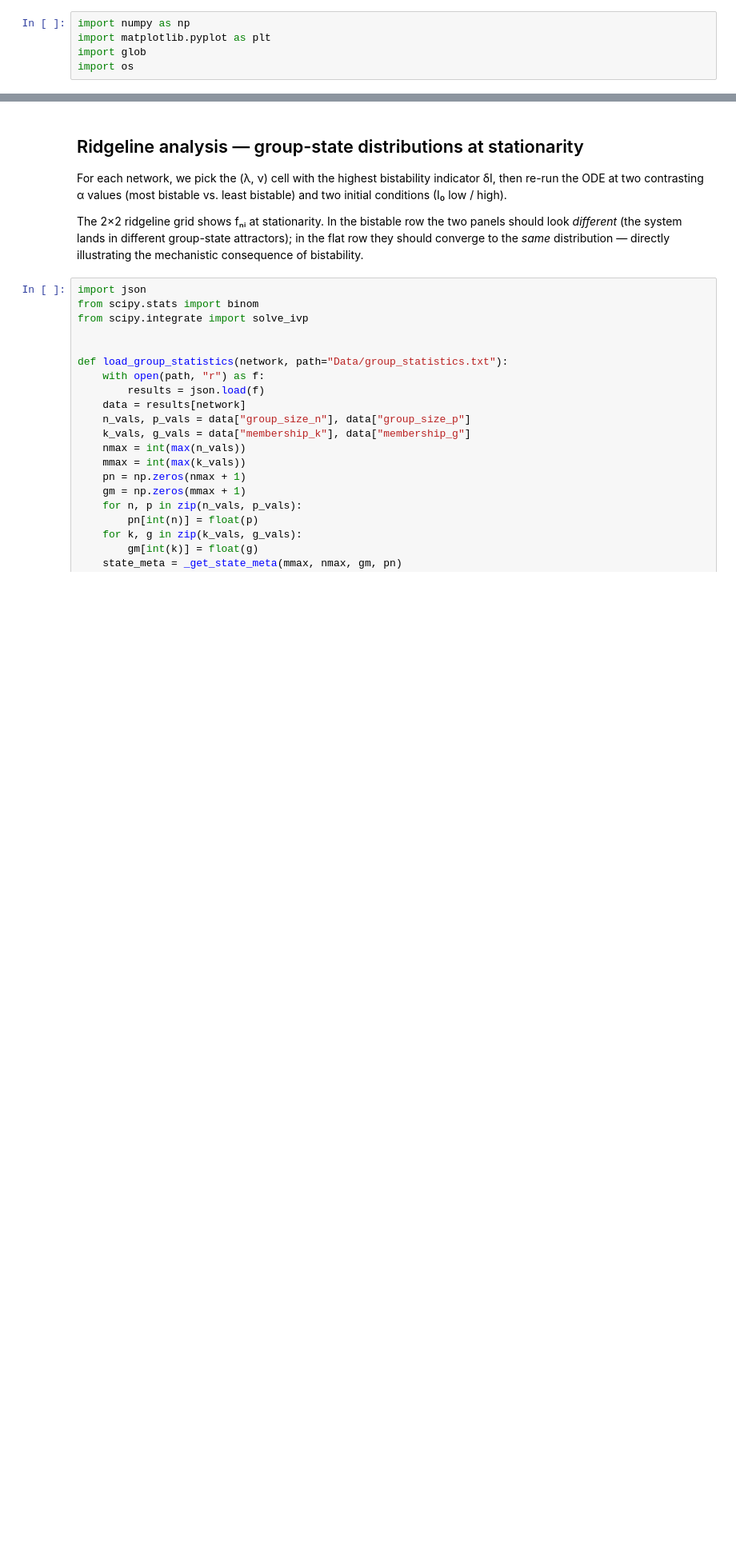
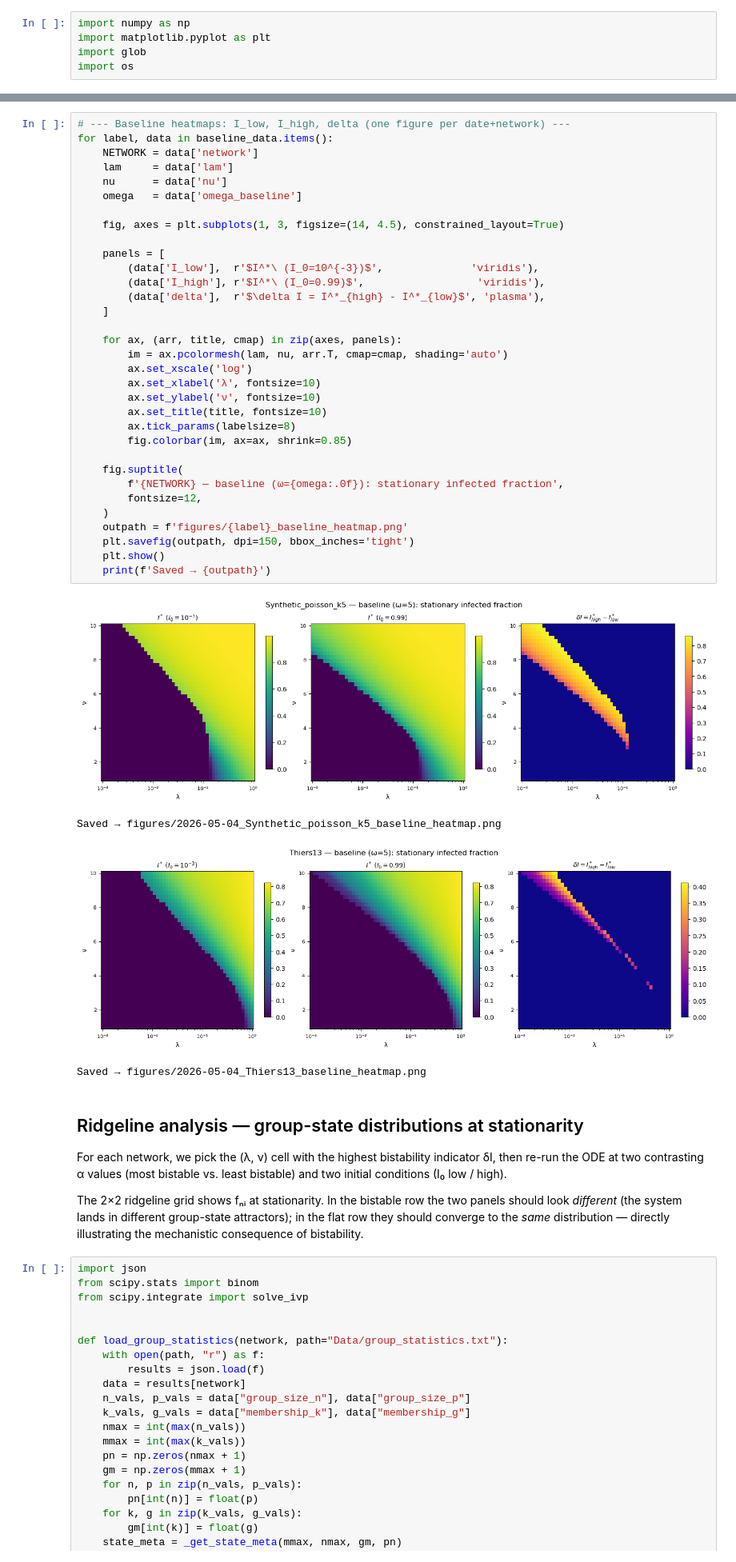
Before and after one commit to marobinette/mocs_spring_2026_project, a Jupyter notebook: analysis.ipynb, the cells around one changed output, grey strips where cells are left out. Shown at 80% size. Drawn from its saved outputs; the diff is of its cells as text; blank space fills up the shorter version.

```diff
--- a/analysis.ipynb
+++ b/analysis.ipynb
@@ -161,3 +235,41 @@ for label, data in all_data.items():
+# %%
+# --- Baseline heatmaps: I_low, I_high, delta (one figure per date+network) ---
+for label, data in baseline_data.items():
+    NETWORK = data['network']
+    lam     = data['lam']
+    nu      = data['nu']
+    omega   = data['omega_baseline']
+
+    fig, axes = plt.subplots(1, 3, figsize=(14, 4.5), constrained_layout=True)
+
+    panels = [
+        (data['I_low'],  r'$I^*\ (I_0=10^{-3})$',              'viridis'),
+        (data['I_high'], r'$I^*\ (I_0=0.99)$',                  'viridis'),
+        (data['delta'],  r'$\delta I = I^*_{high} - I^*_{low}$', 'plasma'),
+    ]
+
+    for ax, (arr, title, cmap) in zip(axes, panels):
+        im = ax.pcolormesh(lam, nu, arr.T, cmap=cmap, shading='auto')
+        ax.set_xscale('log')
+        ax.set_xlabel('λ', fontsize=10)
+        ax.set_ylabel('ν', fontsize=10)
+        ax.set_title(title, fontsize=10)
+        ax.tick_params(labelsize=8)
+        fig.colorbar(im, ax=ax, shrink=0.85)
+
+    fig.suptitle(
+        f'{NETWORK} — baseline (ω={omega:.0f}): stationary infected fraction',
+        fontsize=12,
+    )
+    outpath = f'figures/{label}_baseline_heatmap.png'
+    plt.savefig(outpath, dpi=150, bbox_inches='tight')
+    plt.show()
+    print(f'Saved → {outpath}')
+# %% [output]
+[figure, added]
+Saved → figures/2026-05-04_Synthetic_poisson_k5_baseline_heatmap.png
+[figure, added]
+Saved → figures/2026-05-04_Thiers13_baseline_heatmap.png
 # %% [markdown]
 ## Ridgeline analysis — group-state distributions at stationarity
 
```
Also changed, not shown: parts of 9 cells of this notebook, 10 other files.
